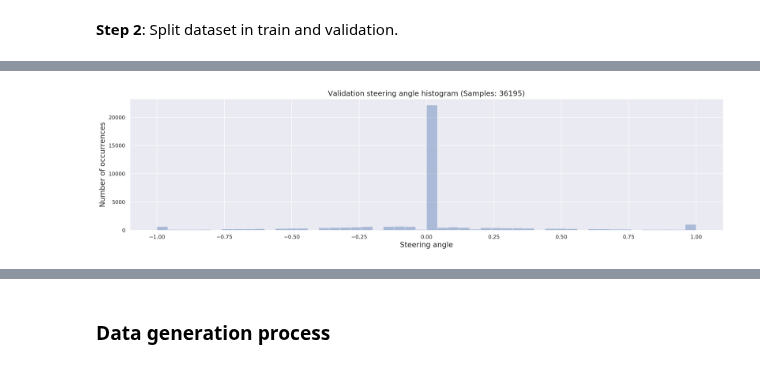
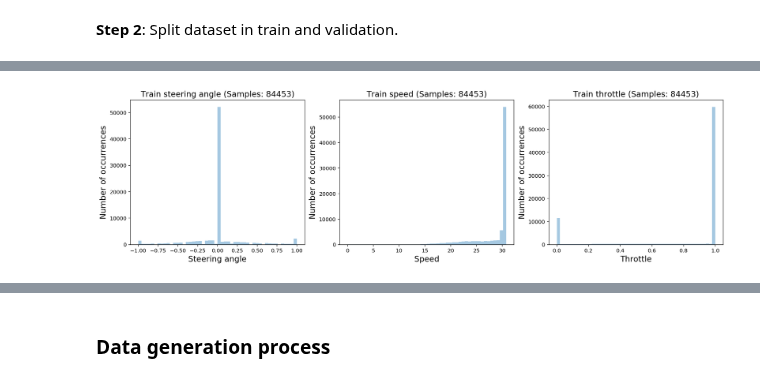
Before and after one commit to adrianmarino/self-driving-car-model, a Jupyter notebook: model-analysis.ipynb, the cells around one changed output, grey strips where cells are left out. Drawn from its saved outputs; the diff is of its cells as text; code cells hidden in the pictures.

```diff
--- a/model-analysis.ipynb
+++ b/model-analysis.ipynb
@@ -115,4 +118,8 @@ show_histogram(train_dataset, title='Train steering angle histogram')
-# %%
-show_histogram(validation_dataset, title='Validation steering angle histogram')
-# %% [output]
-[figure, removed]
+# %%
+histograms(
+    values=[train_dataset.label_column(0), train_dataset.label_column(1), train_dataset.label_column(2)],
+    x_labels=['Steering angle', 'Speed', 'Throttle'],
+    titles=['Train steering angle', 'Train speed', 'Train throttle']
+)
+# %% [output]
+[figure, added]
```
Also changed, not shown: parts of 10 cells of this notebook, 7 other files.
